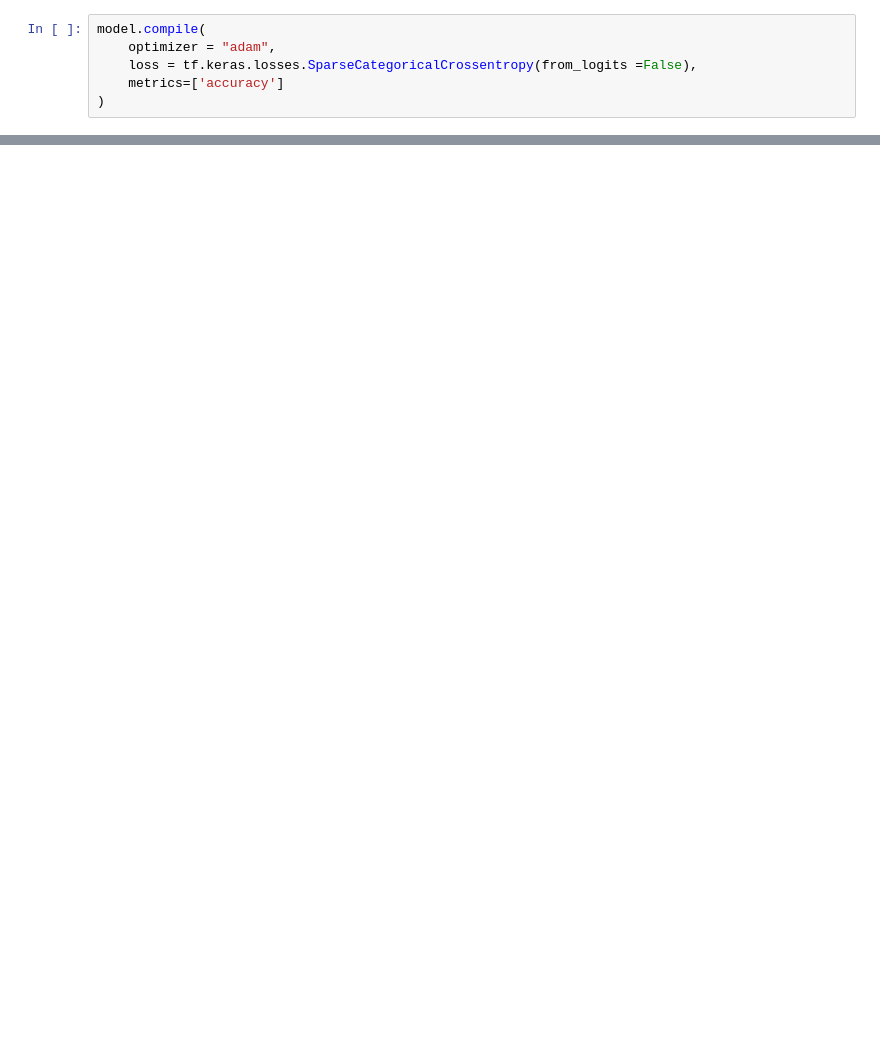
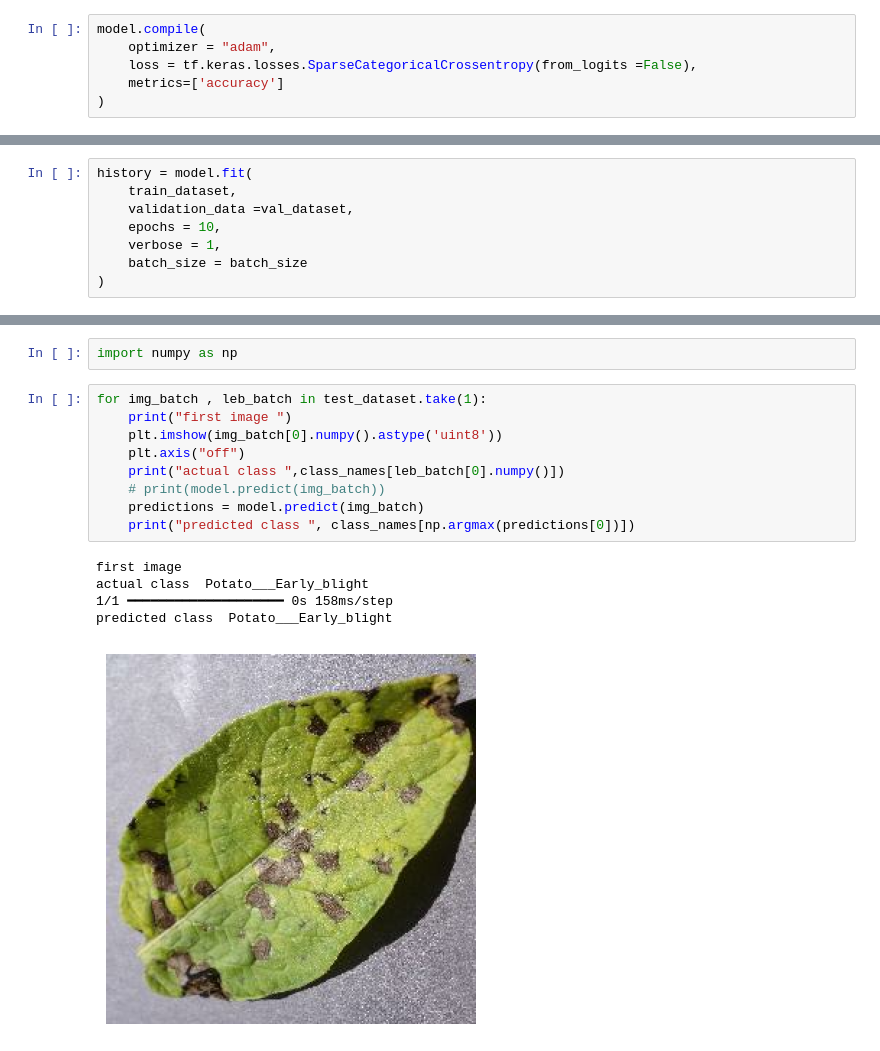
Before and after one commit to Diganta7001/Plant-Disease-Classification-, a Jupyter notebook: training.ipynb, the cells around one changed output, grey strips where cells are left out. Cells and saved outputs as stored; diff of their text form; blank space fills up the shorter version.

Commit message:
training the model and predicting an image

```diff
--- a/training.ipynb
+++ b/training.ipynb
@@ -152,0 +155,8 @@ model.compile(
+# %%
+history = model.fit(
+    train_dataset,
+    validation_data =val_dataset,
+    epochs = 10,
+    verbose = 1,
+    batch_size = batch_size
+)
@@ -152,0 +189,17 @@ model.compile(
+# %%
+import numpy as np
+# %%
+for img_batch , leb_batch in test_dataset.take(1):
+    print("first image ")
+    plt.imshow(img_batch[0].numpy().astype('uint8'))
+    plt.axis("off")
+    print("actual class ",class_names[leb_batch[0].numpy()])
+    # print(model.predict(img_batch))
+    predictions = model.predict(img_batch)
+    print("predicted class ", class_names[np.argmax(predictions[0])])
+# %% [output]
+first image
+actual class  Potato___Early_blight
+1/1 ━━━━━━━━━━━━━━━━━━━━ 0s 158ms/step
+predicted class  Potato___Early_blight
+[figure, added]
```
Also changed, not shown: parts of 5 cells of this notebook.
